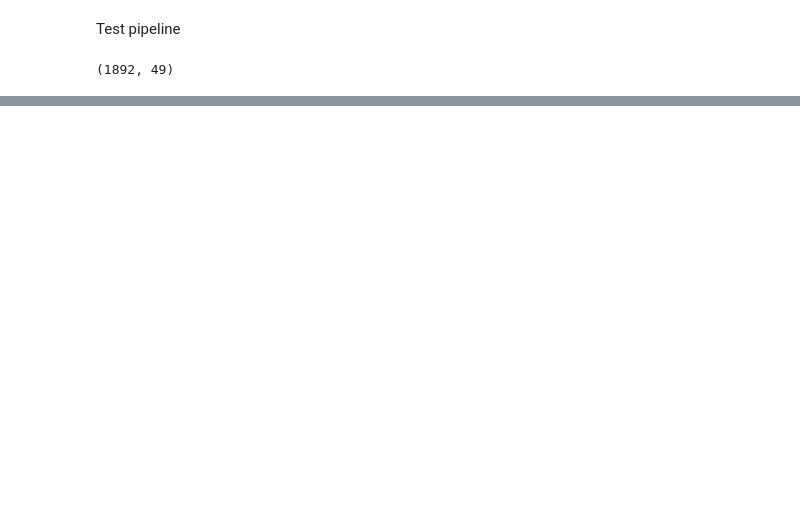
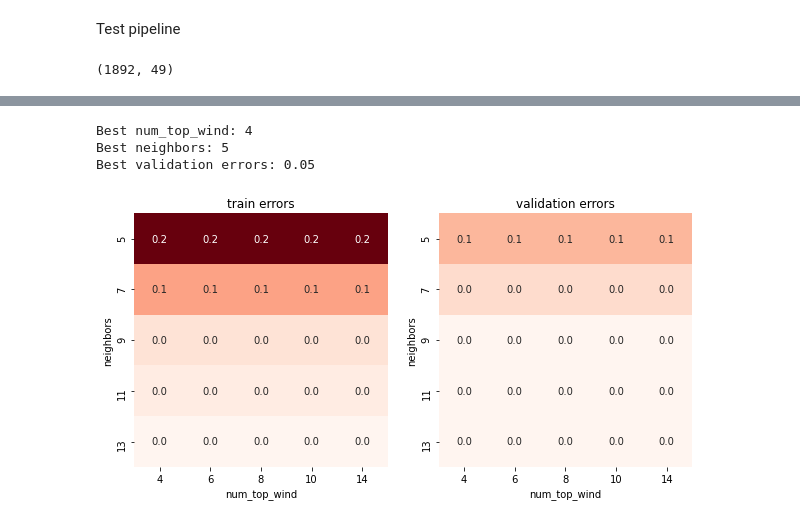
Before and after one commit to MachineGun3008/intro2ds_final_project, a Jupyter notebook: Model.ipynb, the cells around one changed output, grey strips where cells are left out. Cells and saved outputs as stored; diff of their text form; code cells hidden in the pictures; blank space fills up the shorter version.

```diff
--- a/Model.ipynb
+++ b/Model.ipynb
@@ -157,8 +169,7 @@ We will create a pipeline that executes these steps and also include the `Prepro
 num_cols = ['temperature','dew_point','humidity','wind_speed','pressure']
 cate_cols = ['time','wind','day_night']
 
-preprocess_pipeline = make_pipeline(Preprocess(num_top_wind=4),
-                                    make_column_transformer(
-                                        (SimpleImputer(missing_values = np.nan, strategy='mean'),num_cols),
-                                        (OneHotEncoder(categories='auto', handle_unknown='ignore'), cate_cols)),
-                                   StandardScaler(with_mean=False))
+preprocess_pipeline = Pipeline(steps = [('preprocess_cate',Preprocess(num_top_wind=4)),
+                                    ('imputer', ColumnTransformer(transformers=[('nume', SimpleImputer(missing_values = np.nan, strategy='mean'),num_cols),
+                                        ('cate', OneHotEncoder(categories='auto', handle_unknown='ignore'), cate_cols)])),
+                                   ('scale', StandardScaler(with_mean=False))])
@@ -187,0 +322,41 @@ Pipeline(steps=[('preprocess', Preprocess(num_top_wind=4)),
+# %%
+knn_model = make_pipeline(preprocess_pipeline, KNeighborsClassifier())
+n_neighbors_s = [5, 7, 9, 11, 13]
+knn_train_errs, knn_val_errs, knn_best, knn_neighbors, knn_num_top_wind = [], [], -float('inf'), None, None
+for n_neighbors in n_neighbors_s:
+    knn_model.set_params(kneighborsclassifier__n_neighbors=n_neighbors)
+    train_errs, val_errs, best_val, best_para = Run_One_Hyper_Model([4, 6, 8, 10, 14], knn_model)
+    knn_train_errs.append(train_errs)
+    knn_val_errs.append(val_errs)
+    if best_val > knn_best:
+        knn_best = best_val
+        knn_num_top_wind = best_para
+        knn_neighbors = n_neighbors
+
+# knn_train_errs, knn_val_errs, knn_best, knn_num_top_wind = Run_One_Hyper_Model([1, 2, 3, 4, 5, 6, 7, 8, 10, 14, 18], knn_model)
+# %%
+def Table_Train_Val_errs(train_errs, val_errs, index, columns, xlabel, ylabel):
+    train_errs_df = pd.DataFrame(data=np.array(train_errs),
+                             index=index, columns=columns)
+    val_errs_df = pd.DataFrame(data=np.array(val_errs), index=index, columns=columns)
+    min_err = min(np.array(train_errs).min(), np.array(val_errs).min())
+    max_err = max(np.array(train_errs).max(), np.array(val_errs).max())
+    plt.figure(figsize=(10, 5))
+    plt.subplot(1, 2, 1)
+    sns.heatmap(train_errs_df, vmin=min_err, vmax=max_err, square=True,
+                annot=True, cbar=False, fmt='.1f', cmap='Reds')
+    plt.title('train errors'); plt.xlabel(xlabel); plt.ylabel(ylabel)
+    plt.subplot(1, 2, 2)
+    sns.heatmap(val_errs_df, vmin=min_err, vmax=max_err, square=True,
+                annot=True, cbar=False, fmt='.1f', cmap='Reds')
+    plt.title('validation errors'); plt.xlabel(xlabel); plt.ylabel(ylabel);
+# %%
+print('Best num_top_wind: {0}'.format(knn_num_top_wind))
+print('Best neighbors: {0}'.format(knn_neighbors))
+print('Best validation errors: {0}'.format(knn_best))
+Table_Train_Val_errs(knn_train_errs, knn_val_errs, [5, 7, 9, 11, 13], [4, 6, 8, 10, 14], 'num_top_wind', 'neighbors')
+# %% [output]
+Best num_top_wind: 4
+Best neighbors: 5
+Best validation errors: 0.05
+[figure, added]
```
Also changed, not shown: parts of 42 cells of this notebook.
